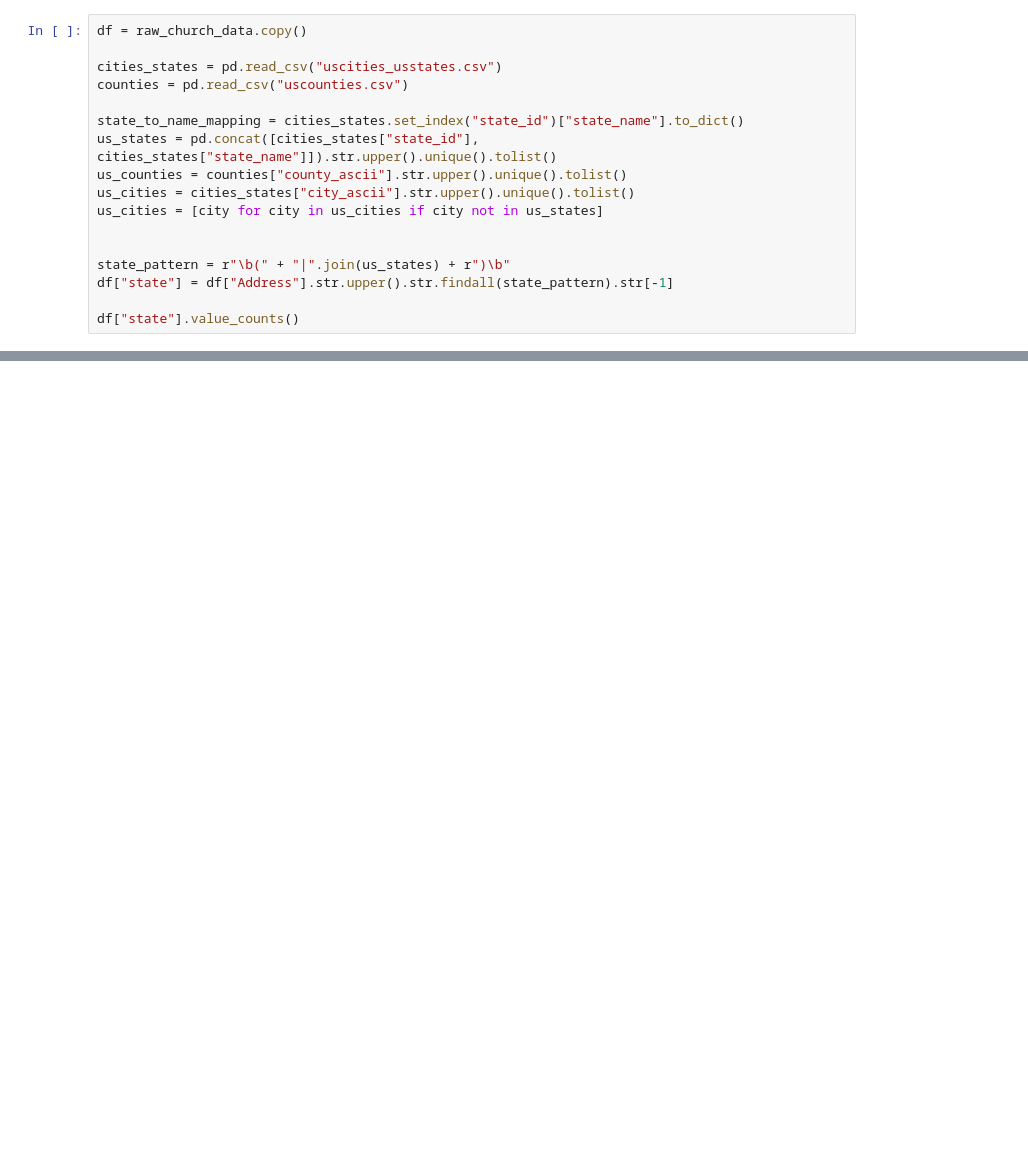
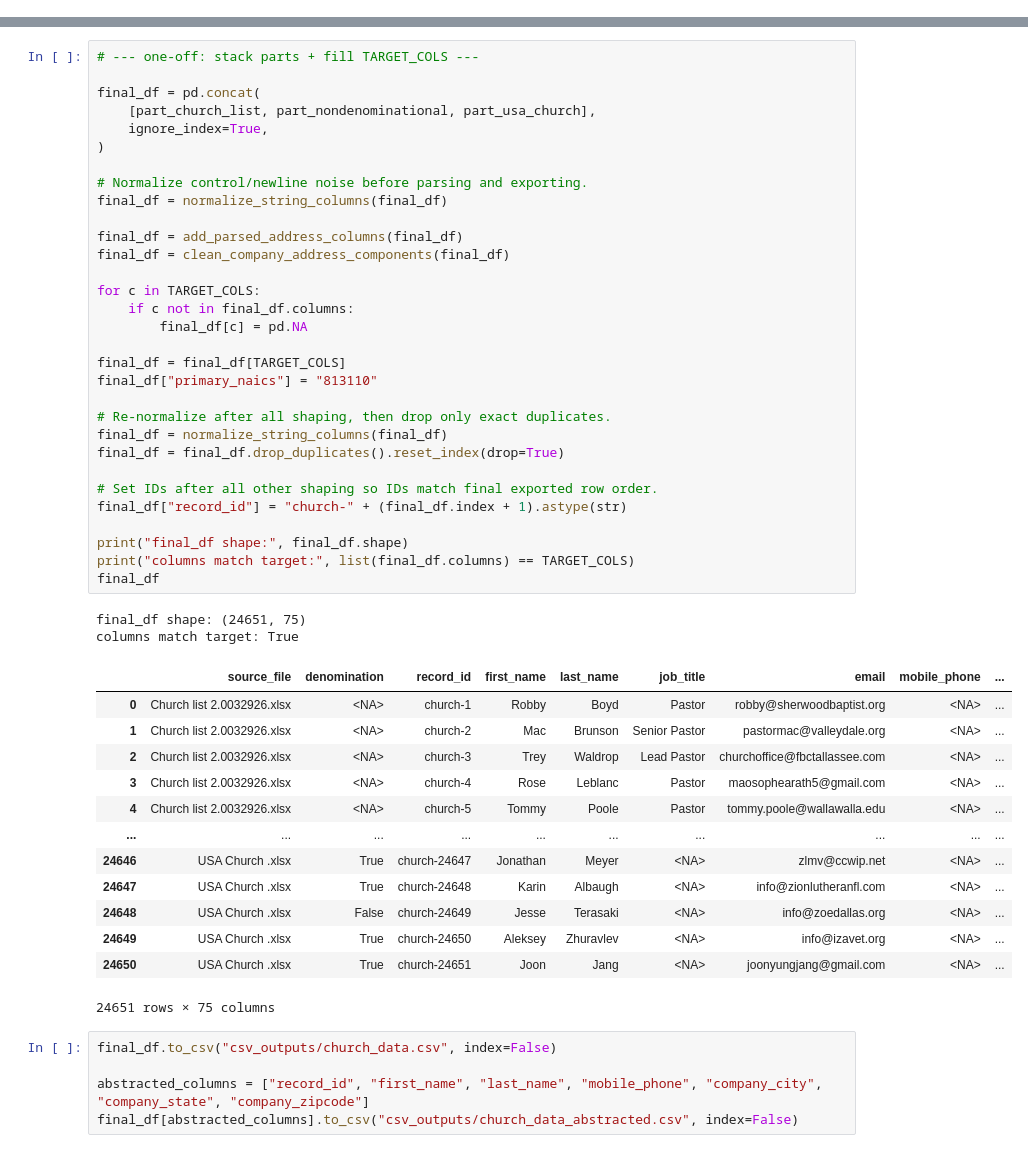
Before and after one commit to rayleighxu7/us-political-data-merge-robv, a Jupyter notebook: 10church_data.ipynb, the cells around one changed output, grey strips where cells are left out. Drawn from its saved outputs; the diff is of its cells as text; blank space fills up the shorter version.

Commit message:
uv project and church script

```diff
--- a/10church_data.ipynb
+++ b/10church_data.ipynb
@@ -21,17 +0,0 @@ raw_church_data
-# %%
-df = raw_church_data.copy()
-
-cities_states = pd.read_csv("uscities_usstates.csv")
-counties = pd.read_csv("uscounties.csv")
-
-state_to_name_mapping = cities_states.set_index("state_id")["state_name"].to_dict()
-us_states = pd.concat([cities_states["state_id"], cities_states["state_name"]]).str.upper().unique().tolist()
-us_counties = counties["county_ascii"].str.upper().unique().tolist()
-us_cities = cities_states["city_ascii"].str.upper().unique().tolist()
-us_cities = [city for city in us_cities if city not in us_states]
-
-
-state_pattern = r"\b(" + "|".join(us_states) + r")\b"
-df["state"] = df["Address"].str.upper().str.findall(state_pattern).str[-1]
-
-df["state"].value_counts()
@@ -45,0 +467,52 @@ Name: count, dtype: int64
+# %%
+# --- one-off: stack parts + fill TARGET_COLS ---
+
+final_df = pd.concat(
+    [part_church_list, part_nondenominational, part_usa_church],
+    ignore_index=True,
+)
+
+# Normalize control/newline noise before parsing and exporting.
+final_df = normalize_string_columns(final_df)
+
+final_df = add_parsed_address_columns(final_df)
+final_df = clean_company_address_components(final_df)
+
+for c in TARGET_COLS:
+    if c not in final_df.columns:
+        final_df[c] = pd.NA
+
+final_df = final_df[TARGET_COLS]
+final_df["primary_naics"] = "813110"
+
+# Re-normalize after all shaping, then drop only exact duplicates.
+final_df = normalize_string_columns(final_df)
+final_df = final_df.drop_duplicates().reset_index(drop=True)
+
+# Set IDs after all other shaping so IDs match final exported row order.
+final_df["record_id"] = "church-" + (final_df.index + 1).astype(str)
+
+print("final_df shape:", final_df.shape)
+print("columns match target:", list(final_df.columns) == TARGET_COLS)
+final_df
+# %% [output]
+final_df shape: (24651, 75)
+columns match target: True
+|  | source_file | denomination | record_id | first_name | last_name | job_title | email | mobile_phone | ... |
+| 0 | Church list 2.0032926.xlsx | <NA> | church-1 | Robby | Boyd | Pastor | robby@sherwoodbaptist.org | <NA> | ... |
+| 1 | Church list 2.0032926.xlsx | <NA> | church-2 | Mac | Brunson | Senior Pastor | pastormac@valleydale.org | <NA> | ... |
+| 2 | Church list 2.0032926.xlsx | <NA> | church-3 | Trey | Waldrop | Lead Pastor | churchoffice@fbctallassee.com | <NA> | ... |
+| 3 | Church list 2.0032926.xlsx | <NA> | church-4 | Rose | Leblanc | Pastor | maosophearath5@gmail.com | <NA> | ... |
+| 4 | Church list 2.0032926.xlsx | <NA> | church-5 | Tommy | Poole | Pastor | tommy.poole@wallawalla.edu | <NA> | ... |
+| ... | ... | ... | ... | ... | ... | ... | ... | ... | ... |
+| 24646 | USA Church .xlsx | True | church-24647 | Jonathan | Meyer | <NA> | zlmv@ccwip.net | <NA> | ... |
+| 24647 | USA Church .xlsx | True | church-24648 | Karin | Albaugh | <NA> | info@zionlutheranfl.com | <NA> | ... |
+| 24648 | USA Church .xlsx | False | church-24649 | Jesse | Terasaki | <NA> | info@zoedallas.org | <NA> | ... |
+| 24649 | USA Church .xlsx | True | church-24650 | Aleksey | Zhuravlev | <NA> | info@izavet.org | <NA> | ... |
+| 24650 | USA Church .xlsx | True | church-24651 | Joon | Jang | <NA> | joonyungjang@gmail.com | <NA> | ... |
+24651 rows × 75 columns
+# %%
+final_df.to_csv("csv_outputs/church_data.csv", index=False)
+
+abstracted_columns = ["record_id", "first_name", "last_name", "mobile_phone", "company_city", "company_state", "company_zipcode"]
+final_df[abstracted_columns].to_csv("csv_outputs/church_data_abstracted.csv", index=False)
```
Also changed, not shown: parts of 8 cells of this notebook, 5 other files.
